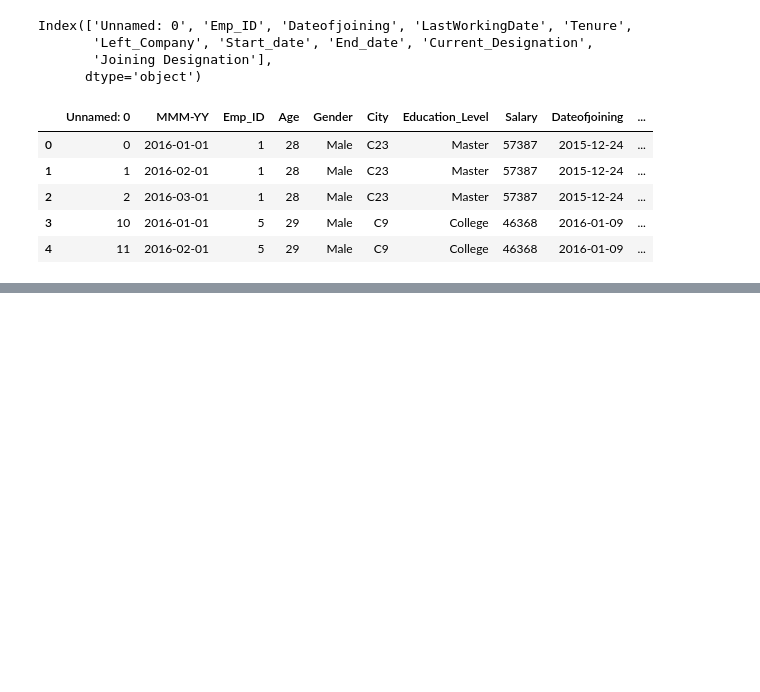
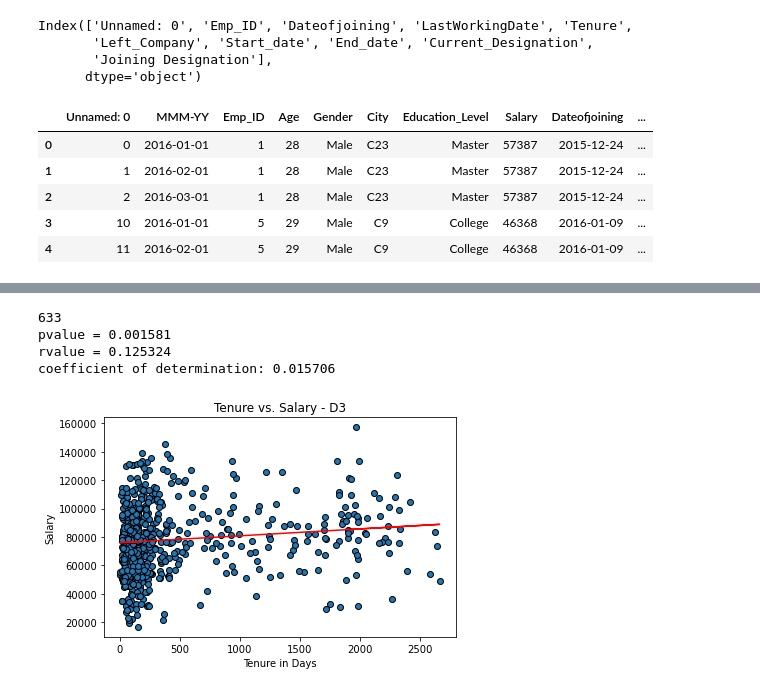
Before and after one commit to shanCH3n/Project1-DAbootcamp-Grp2, a Jupyter notebook: 01_Data/EA_Salary_Investigation.ipynb, the cells around one changed output, grey strips where cells are left out. Drawn from its saved outputs; the diff is of its cells as text; code cells hidden in the pictures; blank space fills up the shorter version.

```diff
--- a/01_Data/EA_Salary_Investigation.ipynb
+++ b/01_Data/EA_Salary_Investigation.ipynb
@@ -53,0 +111,27 @@ plt.show()
+# %%
+# Designation 3
+gr_d3t = d3_tenure_df.groupby('Emp_ID')
+print(len(gr_d3t))
+
+# scatter tenure vs Salary
+x3=gr_d3t['Tenure'].mean()
+y3=gr_d3t['Salary'].mean()
+plt.scatter(x3,y3,edgecolors='k')
+plt.title('Tenure vs. Salary - D3')
+plt.xlabel('Tenure in Days')
+plt.ylabel('Salary')
+(slope3,intercept3,rvalue3,pvalue3,stderror3) = st.linregress(x3,y3)
+regress_values3 = x3*slope3 + intercept3
+plt.plot(x3, regress_values3, color='r')
+print(f'pvalue = {pvalue3:.6f}')
+print(f'rvalue = {rvalue3:.6f}')
+print(f'coefficient of determination: {rvalue3**2:.6f}')
+plt.tight_layout()
+plt.savefig('../02_Presentation/Tenure_Salary_D3.png')
+plt.show()
+# %% [output]
+633
+pvalue = 0.001581
+rvalue = 0.125324
+coefficient of determination: 0.015706
+[figure, added]
```
Also changed, not shown: parts of 16 cells of this notebook, 22 other files.
